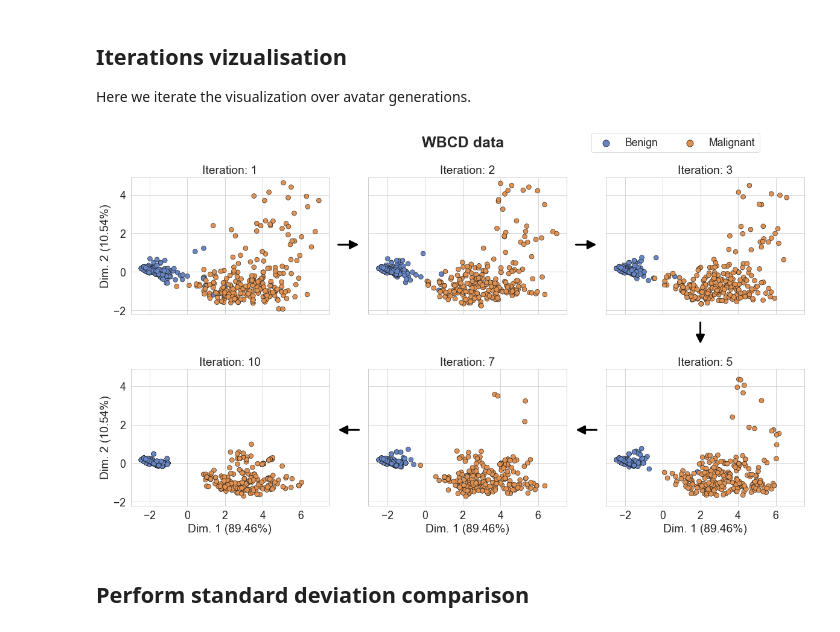
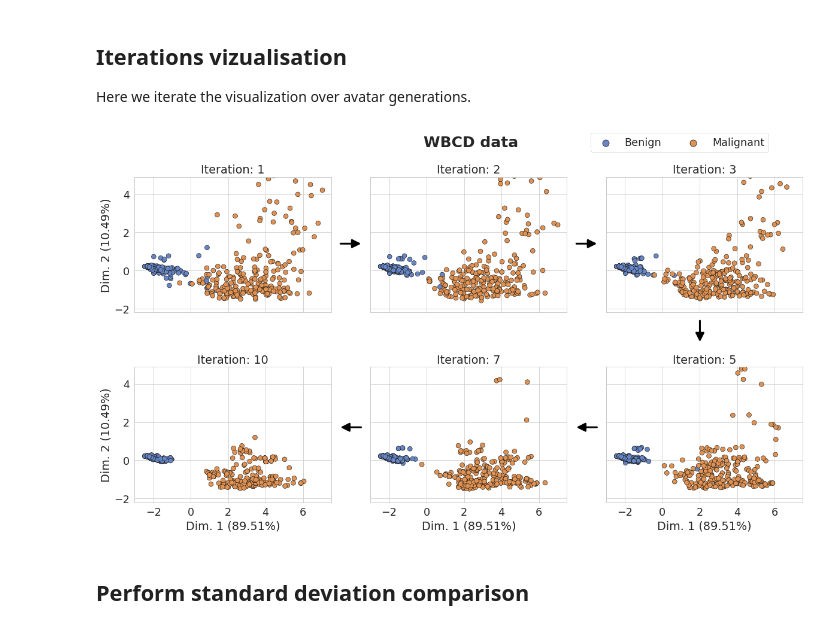
Before and after one commit to octopize/avatar-paper, a Jupyter notebook: notebooks/final_figure/2.Iteration_WBCD.ipynb, the cells around one changed output. Cells and saved outputs as stored; diff of their text form; code cells hidden in the pictures.

Commit message:
feat: fix dataset and create subplot figure

```diff
--- a/notebooks/final_figure/2.Iteration_WBCD.ipynb
+++ b/notebooks/final_figure/2.Iteration_WBCD.ipynb
@@ -64,8 +79,8 @@ This section use projection function (such as FAMD) to project the avatar data i
 def projection_plot(records_set, avatars_set, variable_visualization, iter, colors = colors, ax=None) :
 
     # perform projection
-    __, mod, param = saiph.fit(records_set, nf = 2)
-    avat_coordinates = saiph.transform(avatars_set, mod, param) # project avatar in the original space
+    coord, mod, param = saiph.fit(records_set, nf = 2)
+    avat_coordinates = saiph.transform(avatars_set, mod , param) # project avatar in the original space
     var1 = mod.explained_var_ratio[0] * 100
     var2 = mod.explained_var_ratio[1] * 100
 
@@ -96,8 +111,8 @@ def projection_plot(records_set, avatars_set, variable_visualization, iter, colo
     )
 
     # setup x, y limits, labs and legend
-    ax1.set_xlim(avat_coordinates["Dim. 1"].min() - 0.2, avat_coordinates["Dim. 1"].max() + 0.2)
-    ax1.set_ylim(avat_coordinates["Dim. 2"].min() - 0.2, avat_coordinates["Dim. 2"].max() + 0.2)
+    # ax1.set_xlim(coord["Dim. 1"].min() - 0.2, coord["Dim. 1"].max() + 0.2)
+    # ax1.set_ylim(coord["Dim. 2"].min() - 0.2, coord["Dim. 2"].max() + 0.2)
     ax1.set_xlabel("Dim. 1 (" + str(round(var1, 2)) + "%)")
     ax1.set_ylabel("Dim. 2 (" + str(round(var2, 2)) + "%)")
     ax1.set(xlim = (-3, 7.5))
@@ -107,3 +122,19 @@ def projection_plot(records_set, avatars_set, variable_visualization, iter, colo
 
     ax1.set_title("Iteration: {}".format(iter))
     return ax1
+# %%
+
+coord, mod, param = saiph.fit(df_1, nf = 2)
+coord = saiph.transform(df_1, mod, param )
+fig, axs = plt.subplots(figsize = (20, 10))
+
+sns.scatterplot(
+        x = "Dim. 1",
+        y = "Dim. 2",
+        data = coord,
+        hue = df_1["Class"],
+        alpha = 1,
+        size = 0.5,
+        palette = [colors.loc["benign", "color"], colors.loc["malignant", "color"]],
+        edgecolor = "#1D1D1B",
+    )
@@ -109,0 +144,15 @@ def projection_plot(records_set, avatars_set, variable_visualization, iter, colo
+# %%
+coord2 = saiph.transform(df_test, mod, param)
+fig, axs = plt.subplots(figsize = (20, 10))
+
+sns.scatterplot(
+        x = "Dim. 1",
+        y = "Dim. 2",
+        data = coord2,
+        hue = df_test["Class"],
+
+        alpha = 1,
+        size = 0.5,
+        palette = [colors.loc["benign", "color"], colors.loc["malignant", "color"]],
+        edgecolor = "#1D1D1B",
+    )
@@ -133,7 +185,8 @@ list = [(df_1, 1, axs[0, 0]),
 
 # Avatar projection in the original space
 for df_temp in list:
-    projection_plot(df_0, df_temp[0], "Class", df_temp[1], ax = df_temp[2])
+    projection_plot(df_1, df_temp[0], "Class", df_temp[1], ax = df_temp[2])
+
 
 
 ## Add arrow from one subplot to the other
@@ -159,34 +212,35 @@ for i in range(len(axs_list)-1):
         shrinkA=0,  # so tail is exactly on posA (default shrink is 2)
         shrinkB=0,  # so head is exactly on posB (default shrink is 2)
         transform=fig.transFigure,
         color="black",
         arrowstyle="-|>",  # "normal" arrow
         mutation_scale=30,  # controls arrow head size
         linewidth=3,
     )
     fig.patches.append(arrow)
 
 # Add space between each subplot
 plt.subplots_adjust(hspace=0.4, wspace=0.2)
 
 # put label outer the axis
 for ax in fig.get_axes():
     ax.label_outer()
 
 # Add the legend
 handles, _ = ax.get_legend_handles_labels()
 for ha in handles:
     ha.set_edgecolor("#1D1D1B")
 fig.legend(loc = (0.695, 0.94), labels = ["Benign", "Malignant"], handles = handles[:], ncol=2)
 
 # General title
 plt.gcf().text(0.46, 0.95, "WBCD data", fontsize=25, weight = 'bold', family = "sans-serif")
 
 # Save figure if necessary
-# plt.savefig("../../figure/wbcd_MESSAGED/wbcd_iterations.svg", format = "svg")
+# plt.savefig("../../figure/wbcd_MESSAGED/wbcd_iterations.svg", format = "svg")fig, ax = plt.subplots(figsize=(7,5))
+
 
 plt.show()
 # %% [output]
-[figure, old version]
+[figure, new version]
 # %% [markdown]
 ##  Perform standard deviation comparison
```
Also changed, not shown: parts of 21 cells of this notebook, 4 other files.
